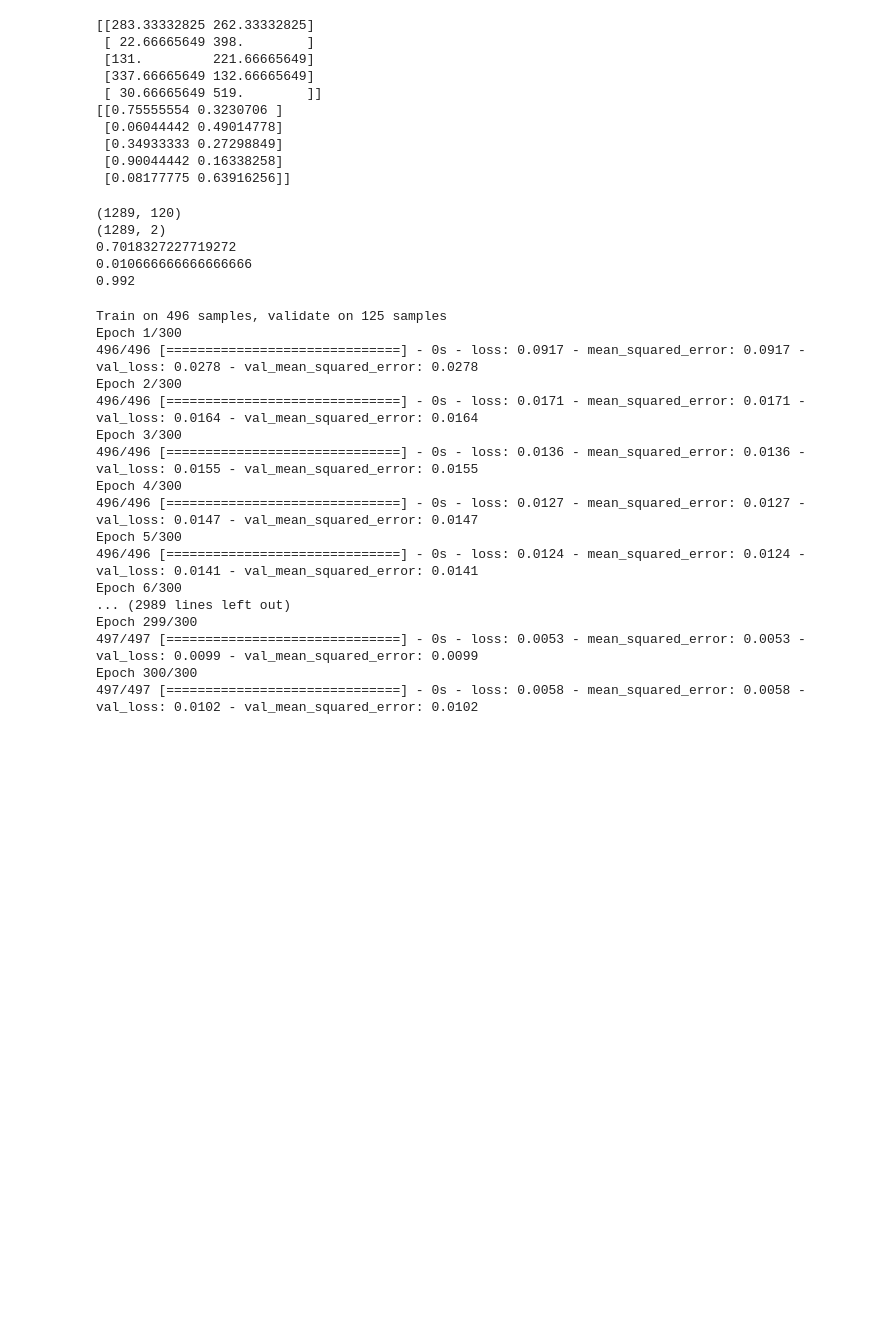
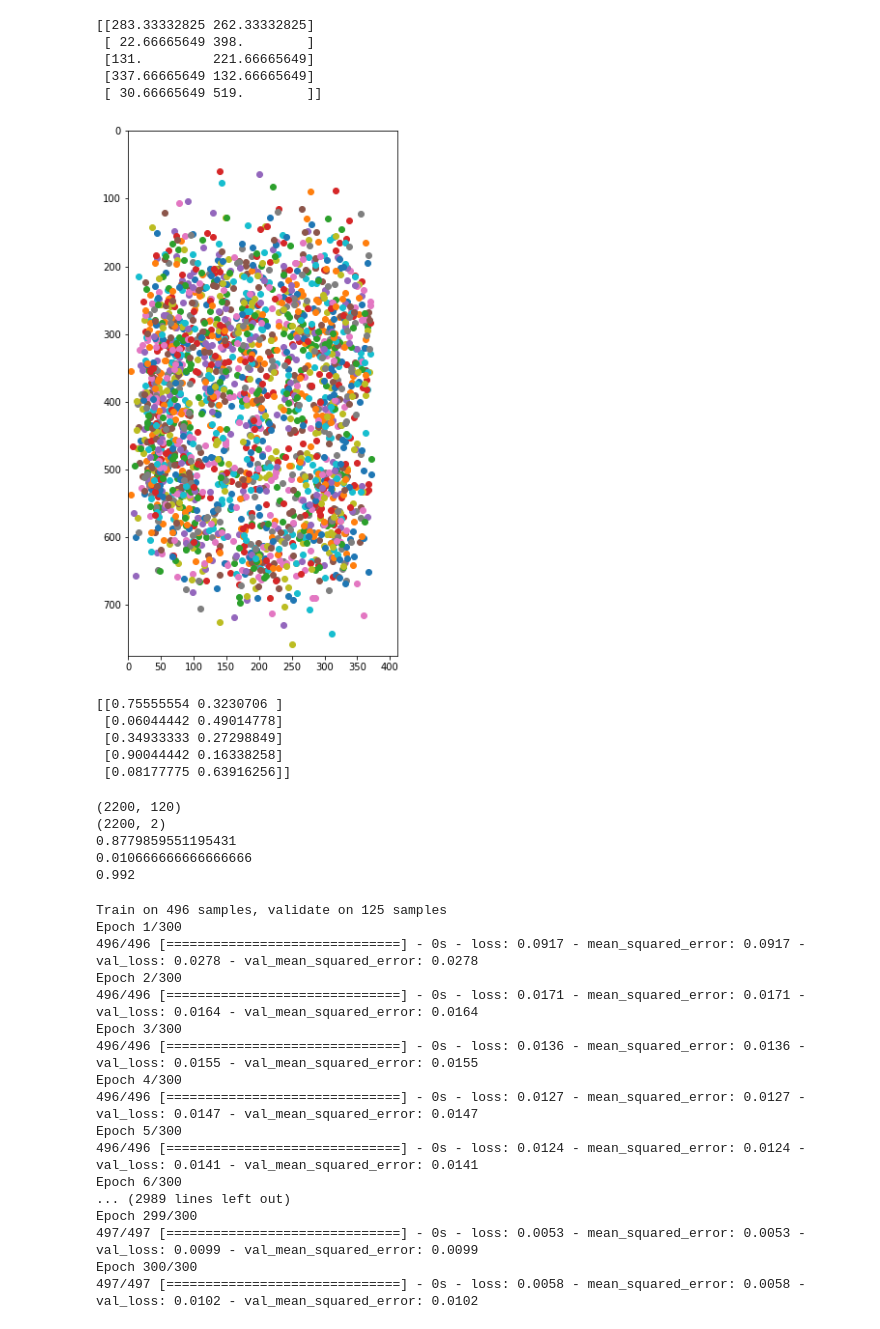
Before and after one commit to jlin816/gyrosec, a Jupyter notebook: learn_touch_locations.ipynb, the cells around one changed output. Cells and saved outputs as stored; diff of their text form; code cells hidden in the pictures; blank space fills up the shorter version.

```diff
--- a/learn_touch_locations.ipynb
+++ b/learn_touch_locations.ipynb
@@ -24,26 +22,42 @@ jessy_width = 375
 jessy_height = 812
 true_ranges = np.array([jessy_width, jessy_height])
 # %%
-X = np.load("processed/jessyiPhone_X.npy")
-has_touch_y = np.load("processed/jessyiPhone_has_touch_y.npy")
-touch_loc_y = np.load("processed/jessyiPhone_touch_loc_y.npy")
+X = np.load("processed/jessyiPhone1-3_X.npy")
+has_touch_y = np.load("processed/jessyiPhone1-3_has_touch_y.npy")
+touch_loc_y = np.load("processed/jessyiPhone1-3_touch_loc_y.npy")
 X = X.reshape((-1, 120))
 X = X[has_touch_y == 1]
 touch_loc_y = touch_loc_y[has_touch_y == 1]
 print(touch_loc_y[0:5])
+
+# Plot true locs
+from pylab import rcParams
+rcParams['figure.figsize'] = 5, 10
+
+for i in range(len(touch_loc_y)):
+    plt.scatter(*touch_loc_y[i])
+
+plt.xlim(0, 411.43)#375)
+plt.ylim(0, 774.857)#812)
+plt.gca().invert_yaxis()
+plt.axes().autoscale_view()
+plt.show()
+
+# Normalize
 touch_loc_y = touch_loc_y / true_ranges
 print(touch_loc_y[0:5])
 # %% [output]
 [[283.33332825 262.33332825]
  [ 22.66665649 398.        ]
  [131.         221.66665649]
  [337.66665649 132.66665649]
  [ 30.66665649 519.        ]]
-[[0.75555554 0.3230706 ]
- [0.06044442 0.49014778]
- [0.34933333 0.27298849]
- [0.90044442 0.16338258]
- [0.08177775 0.63916256]]
+[figure, added]
+[[0.75555554 0.3230706 ]
+ [0.06044442 0.49014778]
+ [0.34933333 0.27298849]
+ [0.90044442 0.16338258]
+ [0.08177775 0.63916256]]
 # %%
 print(X.shape)
 print(touch_loc_y.shape)
@@ -51,9 +65,9 @@ print(np.ptp(X))
 print(np.min(touch_loc_y))
 print(np.max(touch_loc_y))
 # %% [output]
-(1289, 120)
-(1289, 2)
-0.7018327227719272
+(2200, 120)
+(2200, 2)
+0.8779859551195431
 0.010666666666666666
 0.992
 # %%
```
Also changed, not shown: parts of 11 cells of this notebook, 1 other file.
